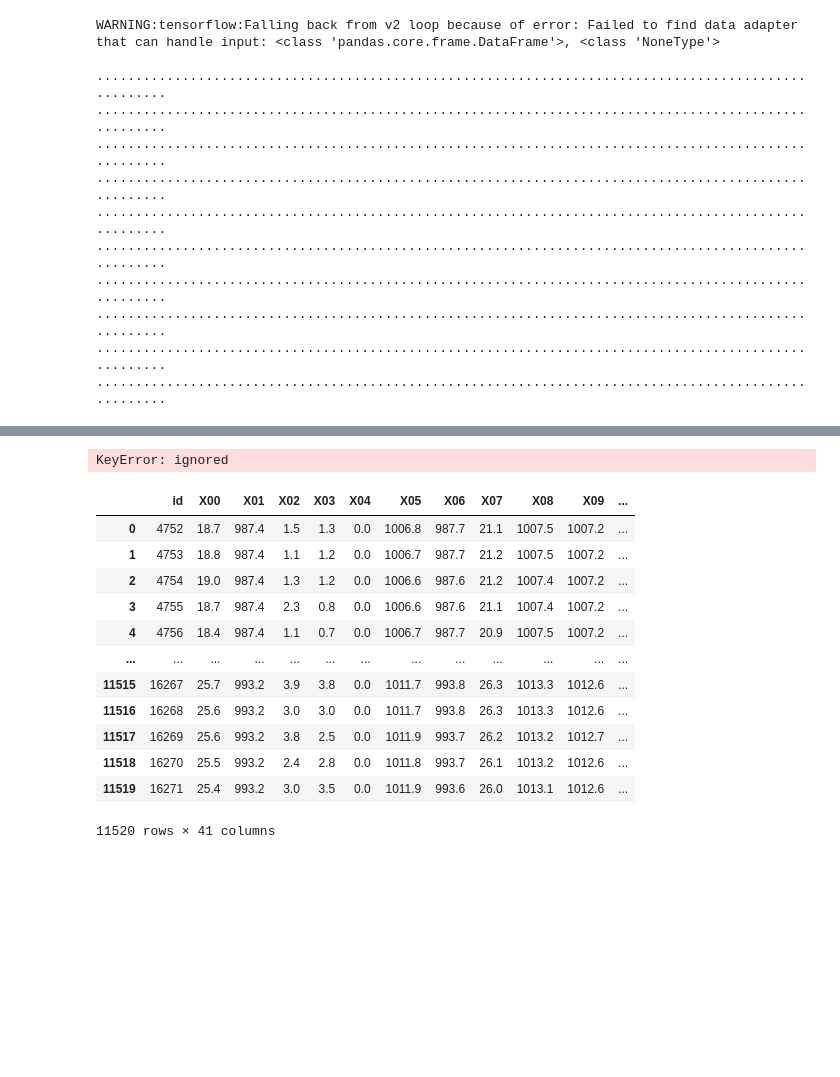
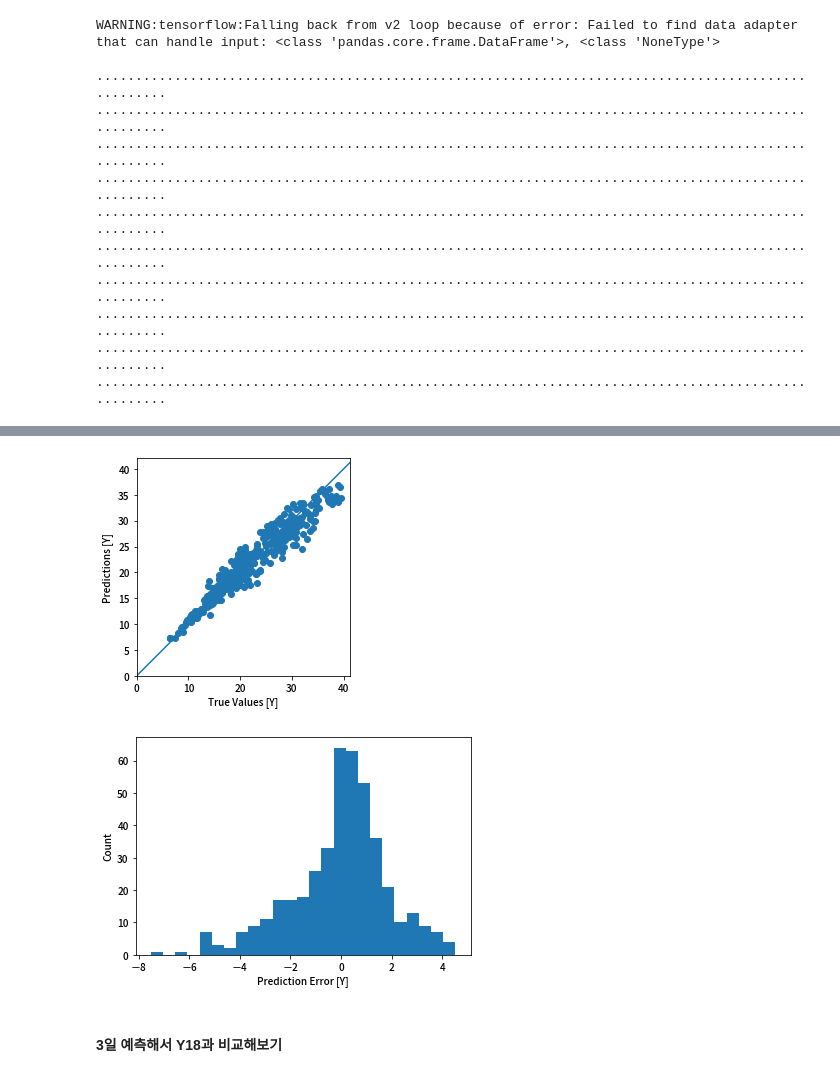
Before and after one commit to YunjinPark/dacon_temperature_forecasts, a Jupyter notebook: linear.ipynb, the cells around one changed output, grey strips where cells are left out. Saved outputs shown, nothing was run; the diff lists cells and outputs as text; code cells hidden in the pictures; blank space fills up the shorter version.

```diff
--- a/linear.ipynb
+++ b/linear.ipynb
@@ -418,11 +418,12 @@ plot_history(history)
 # %%
-test_predictions = model.predict(df_test_data).flatten()
+test_predictions = model.predict(test_dataset).flatten()
 
 plt.scatter(test_labels, test_predictions)
-plt.xlabel('True Values [MPG]')
-plt.ylabel('Predictions [MPG]')
+plt.xlabel('True Values [Y]')
+plt.ylabel('Predictions [Y]')
 plt.axis('equal')
 plt.axis('square')
 plt.xlim([0,plt.xlim()[1]])
 plt.ylim([0,plt.ylim()[1]])
 _ = plt.plot([-100, 100], [-100, 100])
+# %% [output]
@@ -429,20 +431,10 @@ _ = plt.plot([-100, 100], [-100, 100])
+[figure, added]
-# %%
-df_test[]
-# %% [output]
-KeyError: ignored
-# %%
-df_test
-# %% [output]
-|  | id | X00 | X01 | X02 | X03 | X04 | X05 | X06 | X07 | X08 | X09 | ... |
-| 0 | 4752 | 18.7 | 987.4 | 1.5 | 1.3 | 0.0 | 1006.8 | 987.7 | 21.1 | 1007.5 | 1007.2 | ... |
-| 1 | 4753 | 18.8 | 987.4 | 1.1 | 1.2 | 0.0 | 1006.7 | 987.7 | 21.2 | 1007.5 | 1007.2 | ... |
-| 2 | 4754 | 19.0 | 987.4 | 1.3 | 1.2 | 0.0 | 1006.6 | 987.6 | 21.2 | 1007.4 | 1007.2 | ... |
-| 3 | 4755 | 18.7 | 987.4 | 2.3 | 0.8 | 0.0 | 1006.6 | 987.6 | 21.1 | 1007.4 | 1007.2 | ... |
-| 4 | 4756 | 18.4 | 987.4 | 1.1 | 0.7 | 0.0 | 1006.7 | 987.7 | 20.9 | 1007.5 | 1007.2 | ... |
-| ... | ... | ... | ... | ... | ... | ... | ... | ... | ... | ... | ... | ... |
-| 11515 | 16267 | 25.7 | 993.2 | 3.9 | 3.8 | 0.0 | 1011.7 | 993.8 | 26.3 | 1013.3 | 1012.6 | ... |
-| 11516 | 16268 | 25.6 | 993.2 | 3.0 | 3.0 | 0.0 | 1011.7 | 993.8 | 26.3 | 1013.3 | 1012.6 | ... |
-| 11517 | 16269 | 25.6 | 993.2 | 3.8 | 2.5 | 0.0 | 1011.9 | 993.7 | 26.2 | 1013.2 | 1012.7 | ... |
-| 11518 | 16270 | 25.5 | 993.2 | 2.4 | 2.8 | 0.0 | 1011.8 | 993.7 | 26.1 | 1013.2 | 1012.6 | ... |
-| 11519 | 16271 | 25.4 | 993.2 | 3.0 | 3.5 | 0.0 | 1011.9 | 993.6 | 26.0 | 1013.1 | 1012.6 | ... |
-11520 rows × 41 columns
+# %%
+error = test_predictions - test_labels
+plt.hist(error, bins = 25)
+plt.xlabel("Prediction Error [Y]")
+_ = plt.ylabel("Count")
+# %% [output]
+[figure, added]
+# %% [markdown]
+#### 3일 예측해서 Y18과 비교해보기
```
Also changed, not shown: parts of 43 cells of this notebook.
